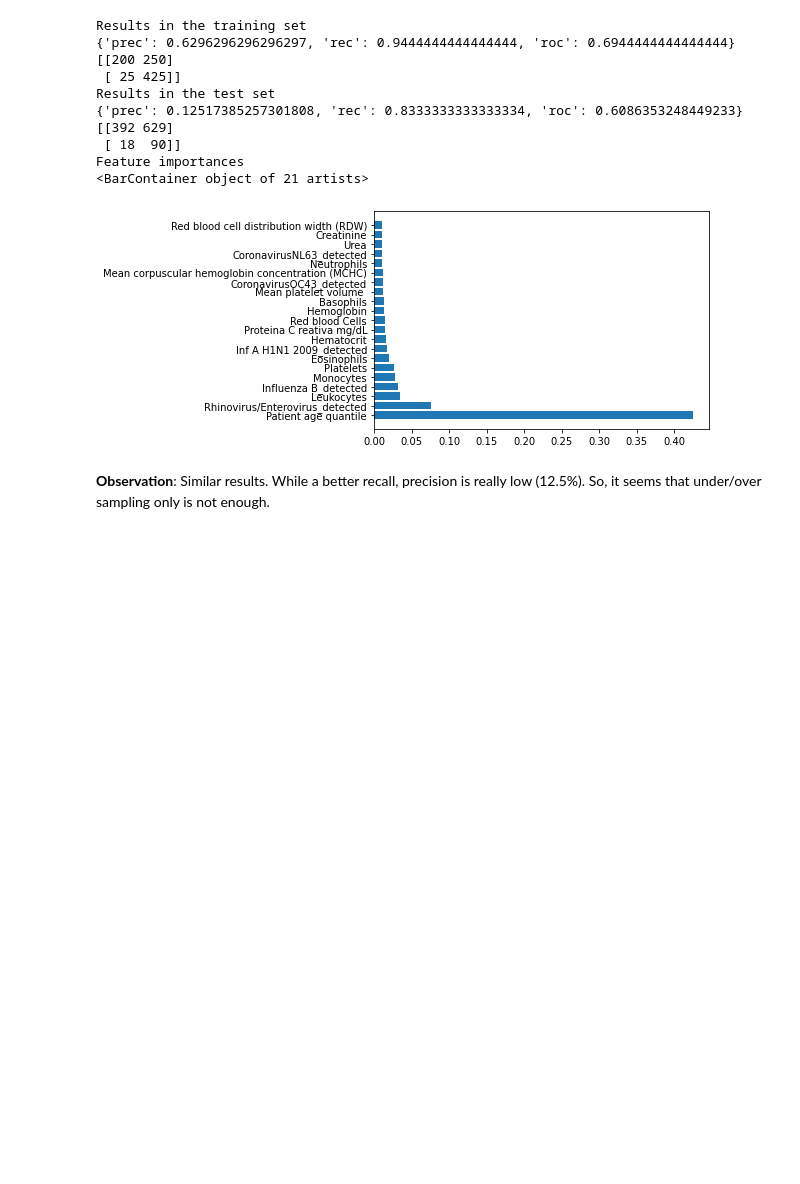
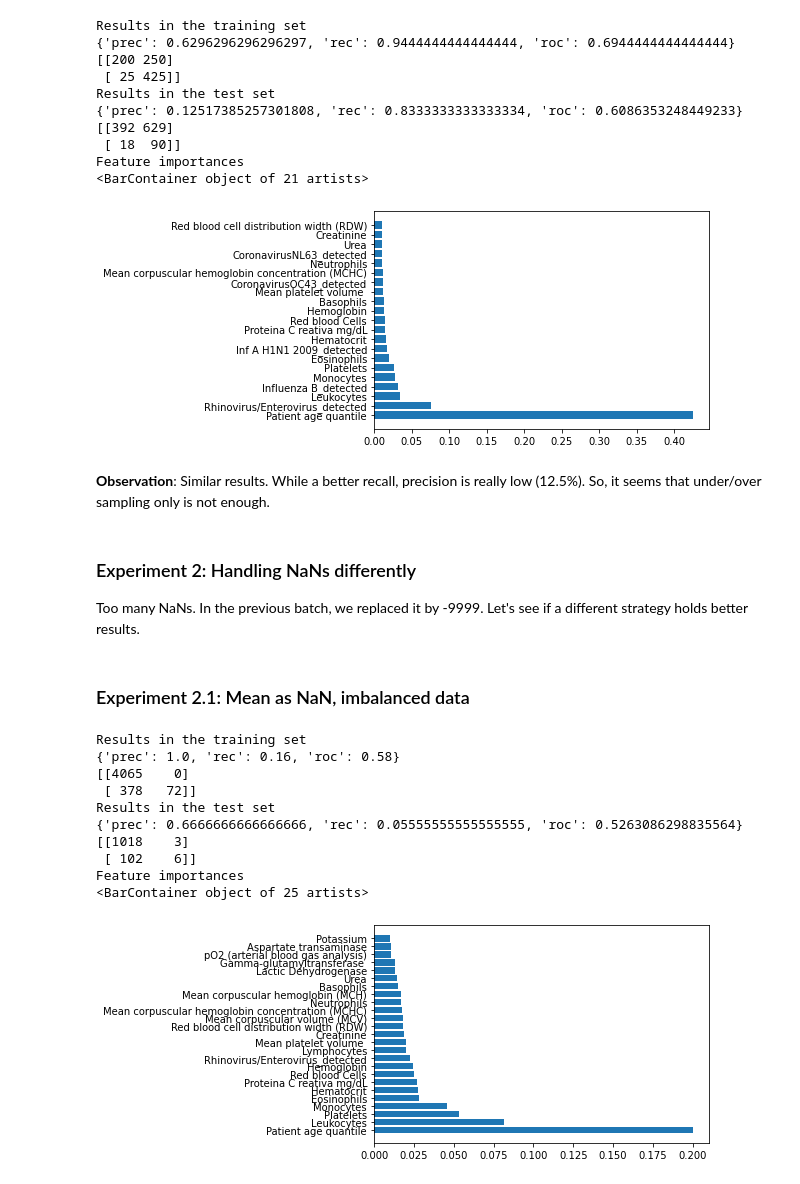
Before and after one commit to Anukool97/covid-19, a Jupyter notebook: COVID 19 - Albert Einstein dataset.ipynb, the cells around one changed output. Drawn from its saved outputs; the diff is of its cells as text; code cells hidden in the pictures; blank space fills up the shorter version.

Commit message:
trying to replace NaN by mean/median

```diff
--- a/COVID 19 - Albert Einstein dataset.ipynb
+++ b/COVID 19 - Albert Einstein dataset.ipynb
@@ -401,3 +401,37 @@ Feature importances
 [figure]
 # %% [markdown]
 **Observation**: Similar results. While a better recall, precision is really low (12.5%). So, it seems that under/over sampling only is not enough.
+# %% [markdown]
+### Experiment 2: Handling NaNs differently
+
+Too many NaNs. In the previous batch, we replaced it by -9999. Let's see if a different strategy holds better results.
+# %%
+from sklearn.impute import SimpleImputer
+
+# thanks to https://stackoverflow.com/questions/33660836/impute-entire-dataframe-all-columns-using-scikit-learn-sklearn-without-itera
+fill_NaN = SimpleImputer(missing_values=-9999, strategy='median')
+
+imputed_train = pd.DataFrame(fill_NaN.fit_transform(X_train))
+imputed_train.columns = X_train.columns
+imputed_train.index = X_train.index
+
+imputed_test = pd.DataFrame(fill_NaN.fit_transform(X_test))
+imputed_test.columns = X_test.columns
+imputed_test.index = X_test.index
+# %% [markdown]
+### Experiment 2.1: Mean as NaN, imbalanced data
+# %%
+result = run_single(imputed_train, y_train, imputed_test, y_test,RandomForestClassifier(random_state=42))
+print_result(result)
+# %% [output]
+Results in the training set
+{'prec': 1.0, 'rec': 0.16, 'roc': 0.58}
+[[4065    0]
+ [ 378   72]]
+Results in the test set
+{'prec': 0.6666666666666666, 'rec': 0.05555555555555555, 'roc': 0.5263086298835564}
+[[1018    3]
+ [ 102    6]]
+Feature importances
+<BarContainer object of 25 artists>
+[figure, added]
```
Also changed, not shown: parts of 3 cells of this notebook.
